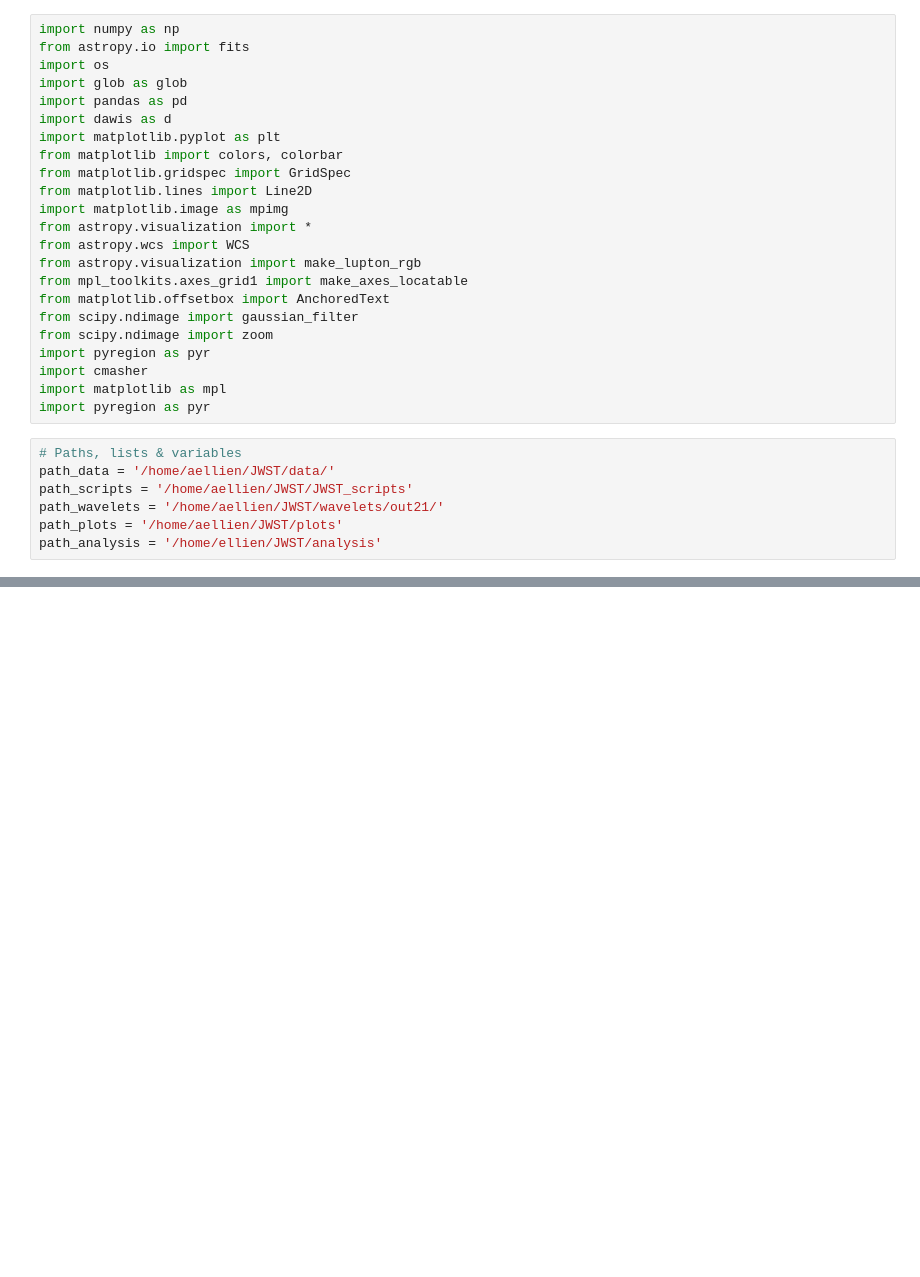
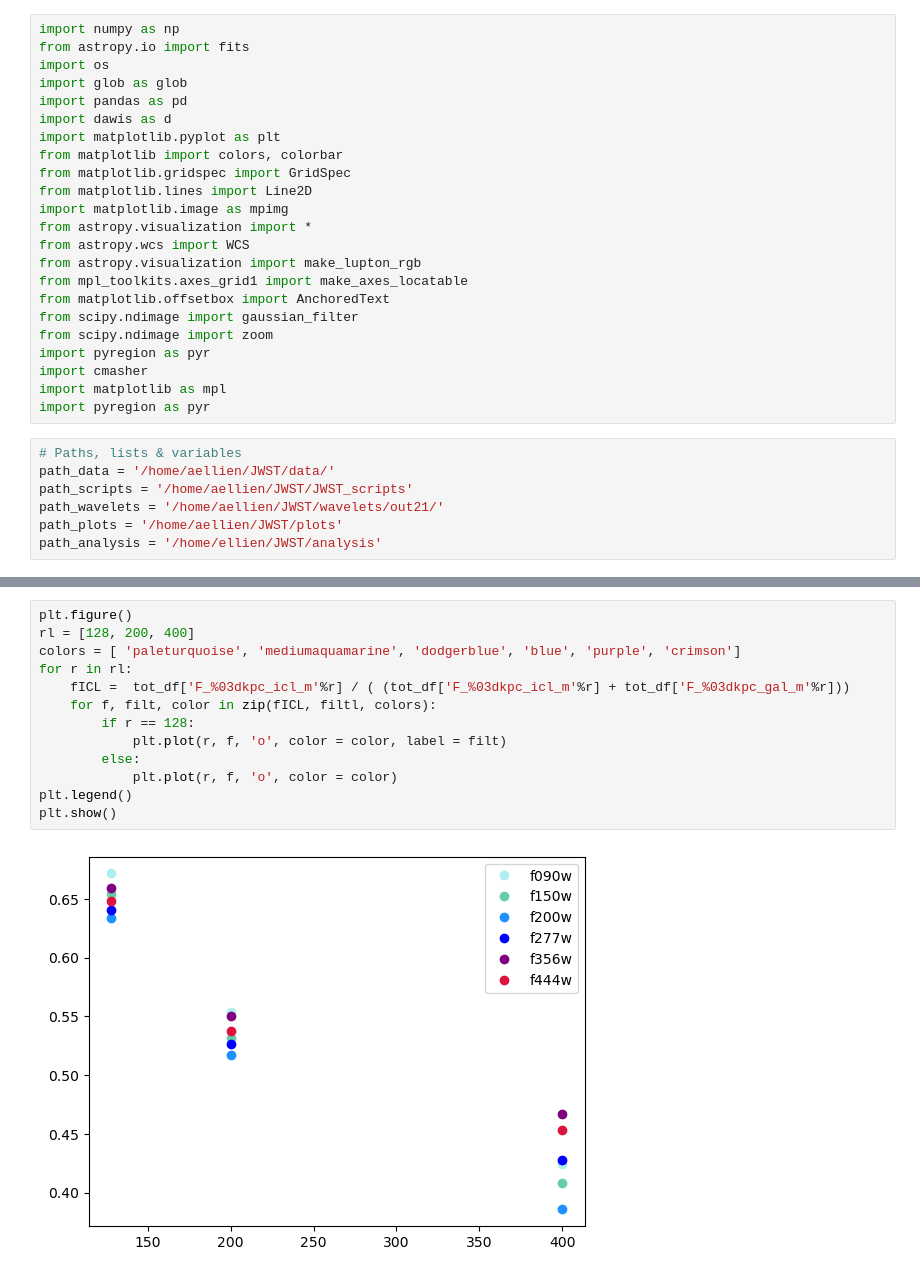
Before and after one commit to aellien/JWST_scripts, a Jupyter notebook: synthesis/new_plots.ipynb, the cells around one changed output, grey strips where cells are left out. Saved outputs shown, nothing was run; the diff lists cells and outputs as text; blank space fills up the shorter version.

```diff
--- a/synthesis/new_plots.ipynb
+++ b/synthesis/new_plots.ipynb
@@ -55,0 +67,15 @@ Index(['Unnamed: 0', 'name', 'lvl_sep', 'size_sep', 'F_ICLBCG_m',
+# %%
+plt.figure()
+rl = [128, 200, 400]
+colors = [ 'paleturquoise', 'mediumaquamarine', 'dodgerblue', 'blue', 'purple', 'crimson']
+for r in rl:
+    fICL =  tot_df['F_%03dkpc_icl_m'%r] / ( (tot_df['F_%03dkpc_icl_m'%r] + tot_df['F_%03dkpc_gal_m'%r]))
+    for f, filt, color in zip(fICL, filtl, colors):
+        if r == 128:
+            plt.plot(r, f, 'o', color = color, label = filt)
+        else:
+            plt.plot(r, f, 'o', color = color)
+plt.legend()
+plt.show()
+# %% [output]
+[figure, added]
```
Also changed, not shown: parts of 3 cells of this notebook, 3 other files.
